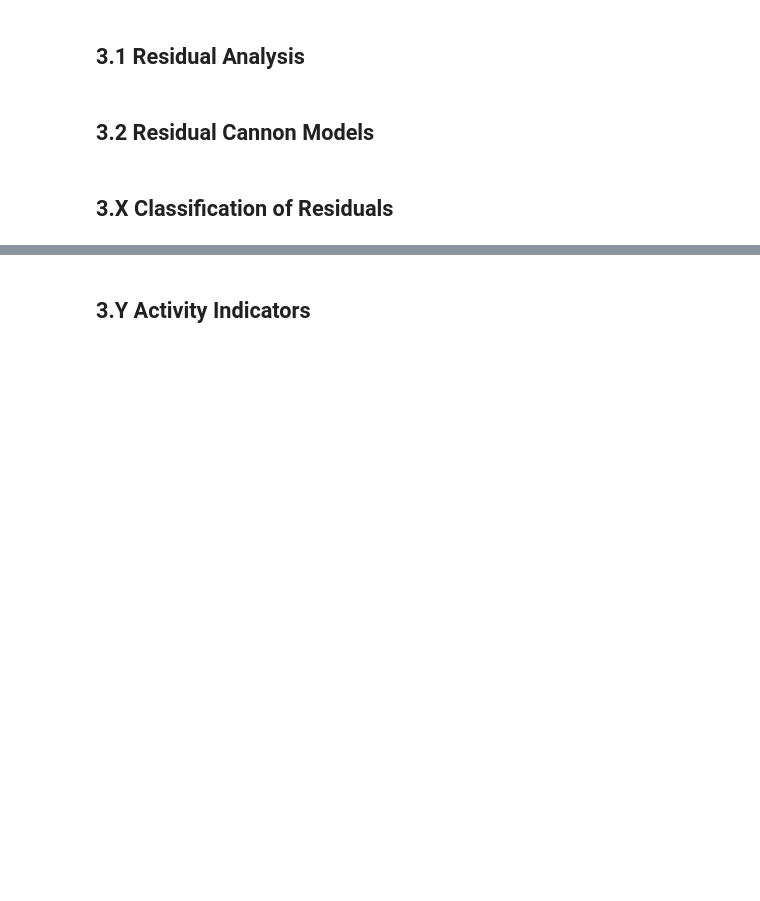
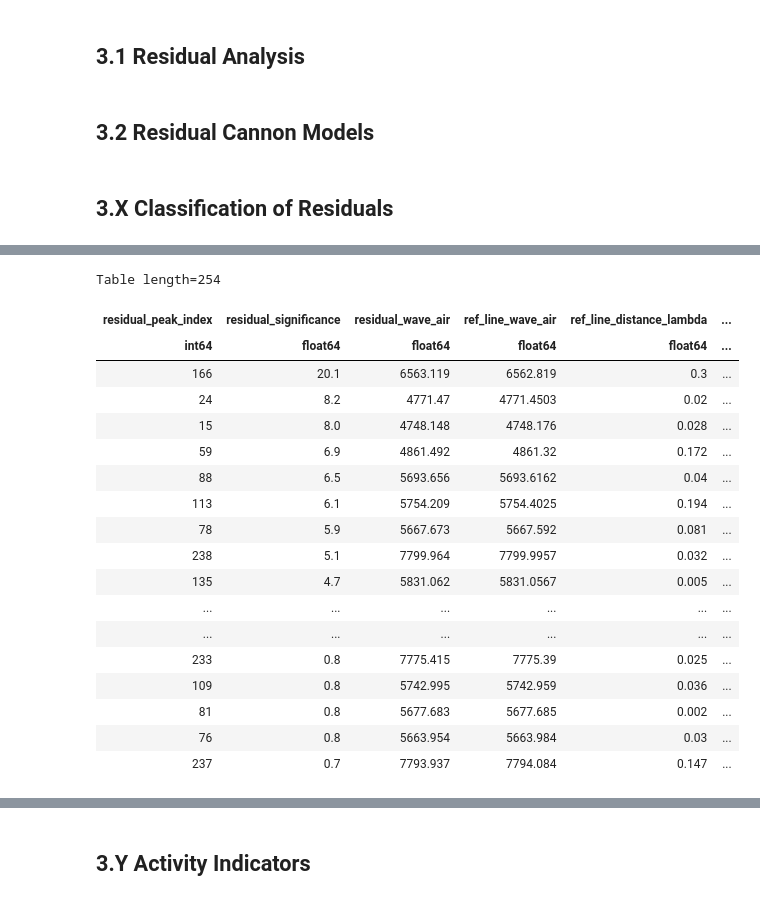
Before and after one commit to svenbuder/residual_cannon, a Jupyter notebook: residual_cannon.ipynb, the cells around one changed output, grey strips where cells are left out. Drawn from its saved outputs; the diff is of its cells as text; code cells hidden in the pictures; blank space fills up the shorter version.

```diff
--- a/residual_cannon.ipynb
+++ b/residual_cannon.ipynb
@@ -1243,7 +1252,7 @@ if rerun_everything:
     hinkle_lines_table.write('data/hinkle_2000vnia.book.....H_atlas_appi.fits', overwrite=True)
 # %%
 significant_peaks_table = Table.read('data/significant_peaks_baseline_sample.fits')
-hinkle2000_lines = Table.read('data/hinkle_2000vnia.book.....H_atlas_appi.fits')
+hinkle_lines_table = Table.read('data/hinkle_2000vnia.book.....H_atlas_appi.fits')
 # %%
 # Check for nearby lines in Hinkle+ 2000 within +-1 pixel of each significant peak, and classify the peaks accordingly
 classification = dict()
@@ -1371,7 +1380,7 @@ for sky_line_match in sky_line_matches:
         classification['ref_line_wave_air'][index_in_classification] = sky_line_match[0]
         classification['ref_line_distance_lambda'][index_in_classification] = np.round(np.abs(sky_line_match[0] - sky_line_match[1]),3)
         classification['ref_line_distance_pixels'][index_in_classification] = np.round(np.abs(sky_line_match[0] - sky_line_match[1])/pixelscale,1)
-        classification['ref_line_source'][index_in_classification] = 'Sky Observation'
+        classification['ref_line_source'][index_in_classification] = 'Sky Obs.'
         classification['residual_classification'][index_in_classification] = 'Sky Line'
 
         find_strength = sky_lines['strength'][sky_lines['wave'] == sky_line_match[0]]
@@ -1416 +1439,23 @@ classified[:10]
+# %%
+classified
+# %% [output]
+Table length=254
+| residual_peak_index | residual_significance | residual_wave_air | ref_line_wave_air | ref_line_distance_lambda | ... |
+| int64 | float64 | float64 | float64 | float64 | ... |
+| 166 | 20.1 | 6563.119 | 6562.819 | 0.3 | ... |
+| 24 | 8.2 | 4771.47 | 4771.4503 | 0.02 | ... |
+| 15 | 8.0 | 4748.148 | 4748.176 | 0.028 | ... |
+| 59 | 6.9 | 4861.492 | 4861.32 | 0.172 | ... |
+| 88 | 6.5 | 5693.656 | 5693.6162 | 0.04 | ... |
+| 113 | 6.1 | 5754.209 | 5754.4025 | 0.194 | ... |
+| 78 | 5.9 | 5667.673 | 5667.592 | 0.081 | ... |
+| 238 | 5.1 | 7799.964 | 7799.9957 | 0.032 | ... |
+| 135 | 4.7 | 5831.062 | 5831.0567 | 0.005 | ... |
+| ... | ... | ... | ... | ... | ... |
+| ... | ... | ... | ... | ... | ... |
+| 233 | 0.8 | 7775.415 | 7775.39 | 0.025 | ... |
+| 109 | 0.8 | 5742.995 | 5742.959 | 0.036 | ... |
+| 81 | 0.8 | 5677.683 | 5677.685 | 0.002 | ... |
+| 76 | 0.8 | 5663.954 | 5663.984 | 0.03 | ... |
+| 237 | 0.7 | 7793.937 | 7794.084 | 0.147 | ... |
 # %%
```
Also changed, not shown: parts of 3 cells of this notebook, 2 other files.
